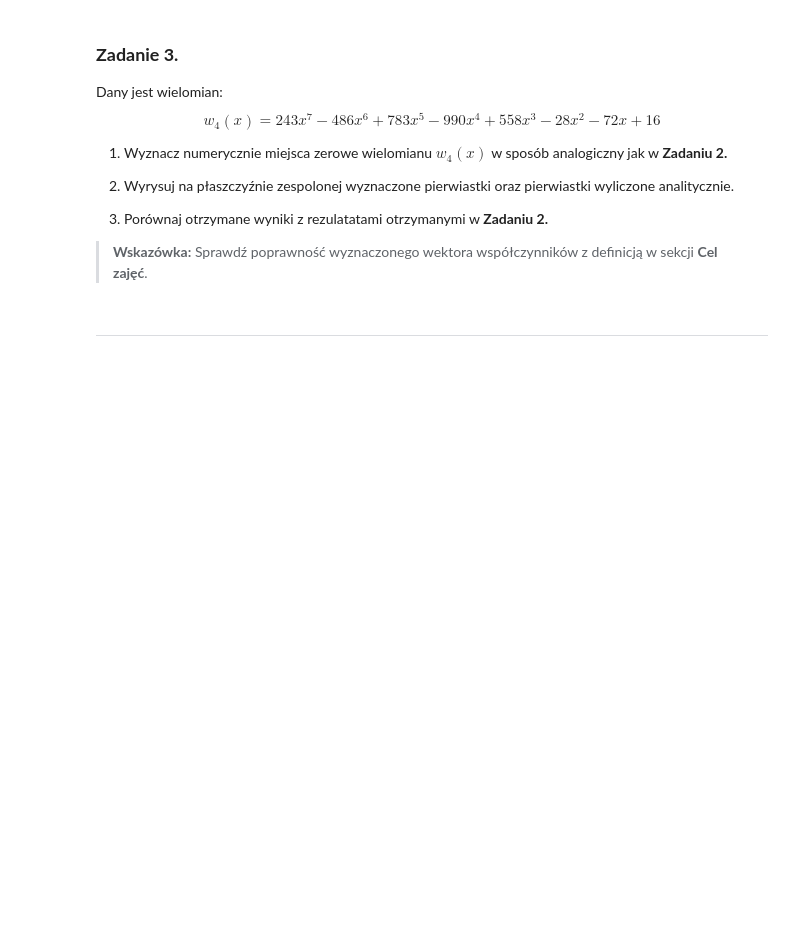
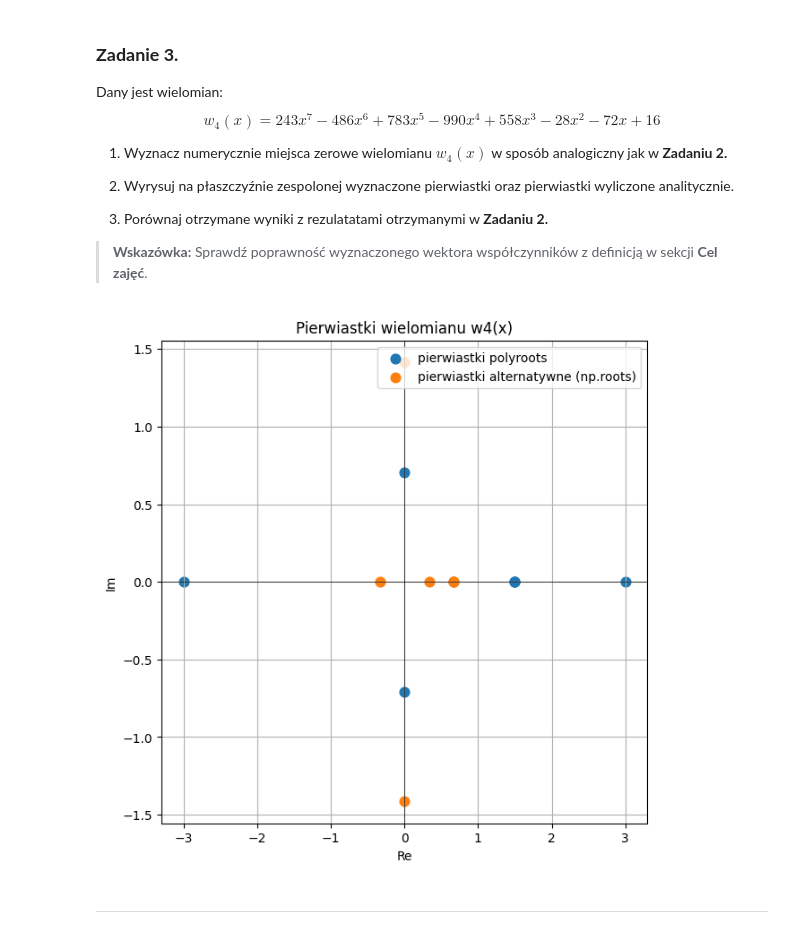
Before and after one commit to MN-KJ-2025/lab-7-pierwiastki-turbokoxpl, a Jupyter notebook: sprawozdanie.ipynb, the cells around one changed output. Drawn from its saved outputs; the diff is of its cells as text; code cells hidden in the pictures; blank space fills up the shorter version.

```diff
--- a/sprawozdanie.ipynb
+++ b/sprawozdanie.ipynb
@@ -197,3 +290,30 @@ $$
+# %%
+# ===== Twoja implementacja tutaj =====
+import numpy as np
+import scipy as sp
+import matplotlib.pyplot as plt
+import numpy.polynomial.polynomial as nppoly
+import main
+w4=np.array([243, -486, 783, -990, 558, -28, -72, 16], dtype=float)
+pierwiastki = nppoly.polyroots(w4)
+
+analityczne = np.array([2/3,2/3,2/3,1/3,-1/3,1j * np.sqrt(2), -1j * np.sqrt(2)], dtype=complex)
+
+plt.figure(figsize=(7,7))
+plt.scatter(pierwiastki.real, pierwiastki.imag, s=60, label="pierwiastki polyroots")
+plt.scatter(analityczne.real, analityczne.imag, s=60, label="pierwiastki alternatywne (np.roots)")
+
+plt.axhline(0, color="black", linewidth=0.5)
+plt.axvline(0, color="black", linewidth=0.5)
+plt.grid(True)
+
+plt.xlabel("Re")
+plt.ylabel("Im")
+plt.title("Pierwiastki wielomianu w4(x)")
+plt.legend()
+plt.show()
+# %% [output]
+[figure, added]
 # %% [markdown]
 ---
 # %% [markdown]
```
Also changed, not shown: parts of 4 cells of this notebook, 1 other file.
